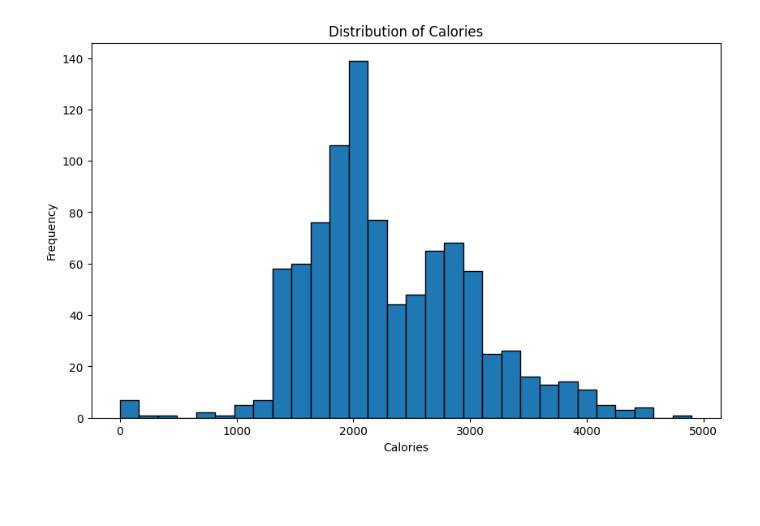
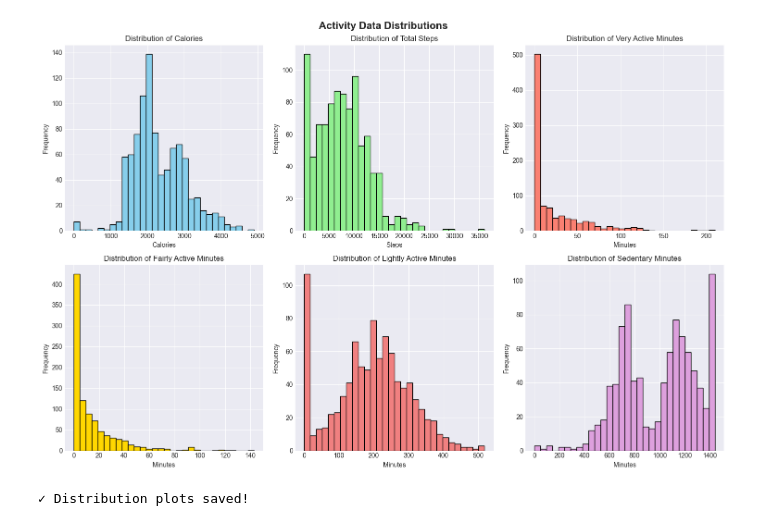
Before and after one commit to Dhaurshand/FitSense, a Jupyter notebook: Notebooks/Regression/regression.ipynb, the cells around one changed output. Drawn from its saved outputs; the diff is of its cells as text; code cells hidden in the pictures; blank space fills up the shorter version.

Commit message:
feat(M1-EDA): add data loading, EDA, and preprocessing (Cells 1-8)

```diff
--- a/Notebooks/Regression/regression.ipynb
+++ b/Notebooks/Regression/regression.ipynb
@@ -1,16 +1,23 @@
 # %%
+# CELL 1: Setup & Imports
 import numpy as np
 import pandas as pd
 import matplotlib.pyplot as plt
 import seaborn as sns
-from sklearn.model_selection import train_test_split
 from sklearn.preprocessing import StandardScaler
 import warnings
 warnings.filterwarnings('ignore')
 
+# Random seed for reproducibility
 RANDOM_STATE = 42
 np.random.seed(RANDOM_STATE)
 
+# Plotting style
+plt.style.use('seaborn-v0_8-darkgrid')
+sns.set_palette("husl")
+
 print("✓ All imports successful!")
+print(f"NumPy version: {np.__version__}")
+print(f"Pandas version: {pd.__version__}")
 # %% [output]
 ✓ All imports successful!
@@ -70,9 +146,49 @@ dtype: int64
 # %%
-plt.figure(figsize=(10, 6))
-plt.hist(activity_df['Calories'], bins=30, edgecolor='black')
-plt.title('Distribution of Calories')
-plt.xlabel('Calories')
-plt.ylabel('Frequency')
+# CELL 5: Data Distribution - Visualizations
+
+fig, axes = plt.subplots(2, 3, figsize=(15, 10))
+fig.suptitle('Activity Data Distributions', fontsize=16, fontweight='bold')
+
+# Calories
+axes[0, 0].hist(activity_df['Calories'], bins=30, edgecolor='black', color='skyblue')
+axes[0, 0].set_title('Distribution of Calories')
+axes[0, 0].set_xlabel('Calories')
+axes[0, 0].set_ylabel('Frequency')
+
+# Total Steps
+axes[0, 1].hist(activity_df['TotalSteps'], bins=30, edgecolor='black', color='lightgreen')
+axes[0, 1].set_title('Distribution of Total Steps')
+axes[0, 1].set_xlabel('Steps')
+axes[0, 1].set_ylabel('Frequency')
+
+# Very Active Minutes
+axes[0, 2].hist(activity_df['VeryActiveMinutes'], bins=30, edgecolor='black', color='salmon')
+axes[0, 2].set_title('Distribution of Very Active Minutes')
+axes[0, 2].set_xlabel('Minutes')
+axes[0, 2].set_ylabel('Frequency')
+
+# Fairly Active Minutes
+axes[1, 0].hist(activity_df['FairlyActiveMinutes'], bins=30, edgecolor='black', color='gold')
+axes[1, 0].set_title('Distribution of Fairly Active Minutes')
+axes[1, 0].set_xlabel('Minutes')
+axes[1, 0].set_ylabel('Frequency')
+
+# Lightly Active Minutes
+axes[1, 1].hist(activity_df['LightlyActiveMinutes'], bins=30, edgecolor='black', color='lightcoral')
+axes[1, 1].set_title('Distribution of Lightly Active Minutes')
+axes[1, 1].set_xlabel('Minutes')
+axes[1, 1].set_ylabel('Frequency')
+
+# Sedentary Minutes
+axes[1, 2].hist(activity_df['SedentaryMinutes'], bins=30, edgecolor='black', color='plum')
+axes[1, 2].set_title('Distribution of Sedentary Minutes')
+axes[1, 2].set_xlabel('Minutes')
+axes[1, 2].set_ylabel('Frequency')
+
+plt.tight_layout()
 plt.show()
+
+print("✓ Distribution plots saved!")
 # %% [output]
-[figure, old version]
+[figure, new version]
+✓ Distribution plots saved!
```
Also changed, not shown: parts of 7 cells of this notebook.
